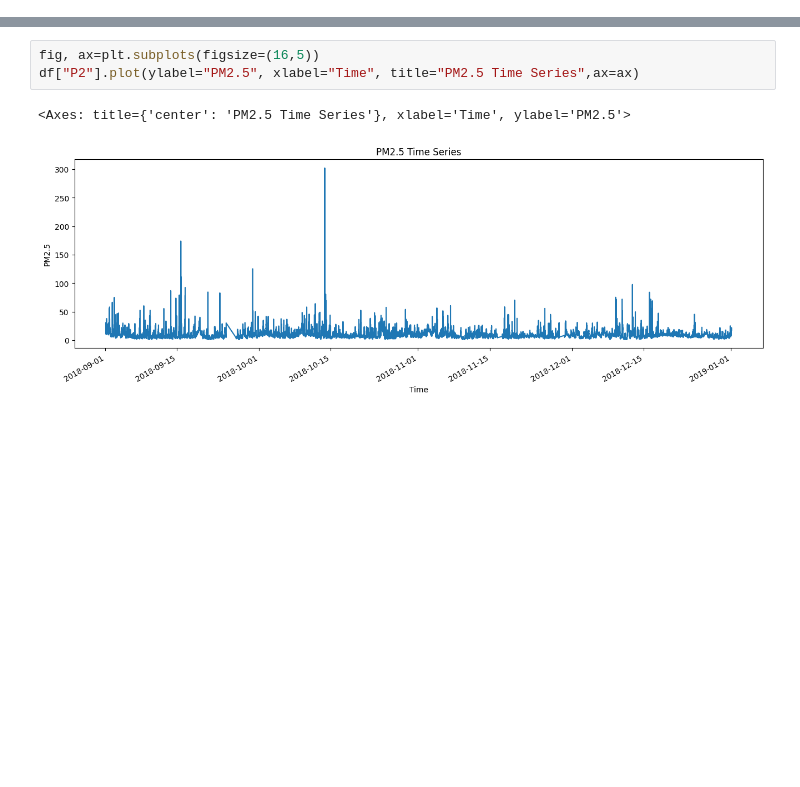
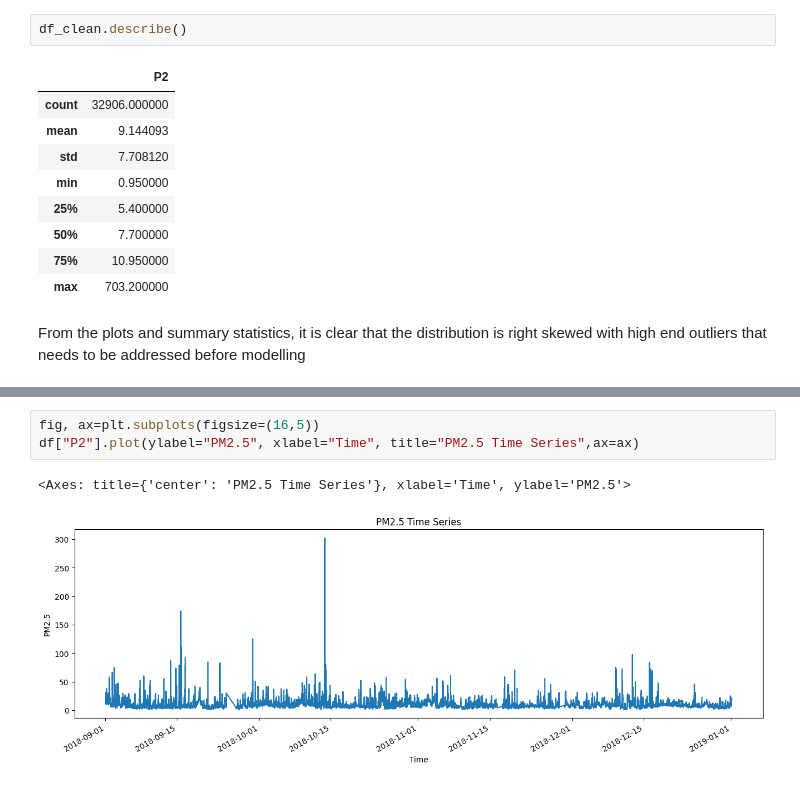
Before and after one commit to NedRaph/Time-Series_Modelling-Air_Quality_in_Nairobi-, a Jupyter notebook: notebooks/linear_model.ipynb, the cells around one changed output, grey strips where cells are left out. Cells and saved outputs as stored; diff of their text form; blank space fills up the shorter version.

```diff
--- a/notebooks/linear_model.ipynb
+++ b/notebooks/linear_model.ipynb
@@ -43,0 +86,14 @@ df=df[df["P2"]<500]
+# %%
+df_clean.describe()
+# %% [output]
+|  | P2 |
+| count | 32906.000000 |
+| mean | 9.144093 |
+| std | 7.708120 |
+| min | 0.950000 |
+| 25% | 5.400000 |
+| 50% | 7.700000 |
+| 75% | 10.950000 |
+| max | 703.200000 |
+# %% [markdown]
+From the plots and summary statistics, it is clear that the distribution is right skewed with high end outliers that needs to be addressed before modelling
```
Also changed, not shown: parts of 18 cells of this notebook, 2 other files.
